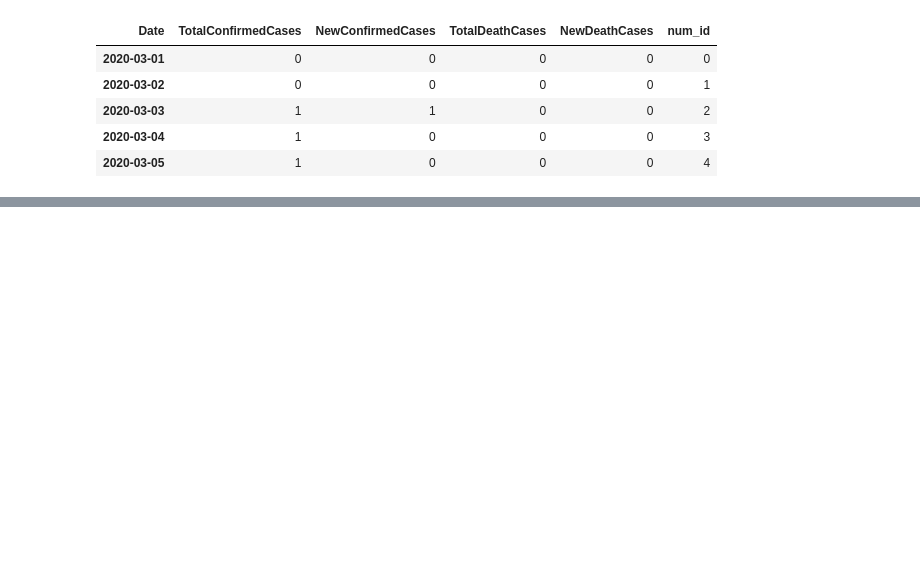
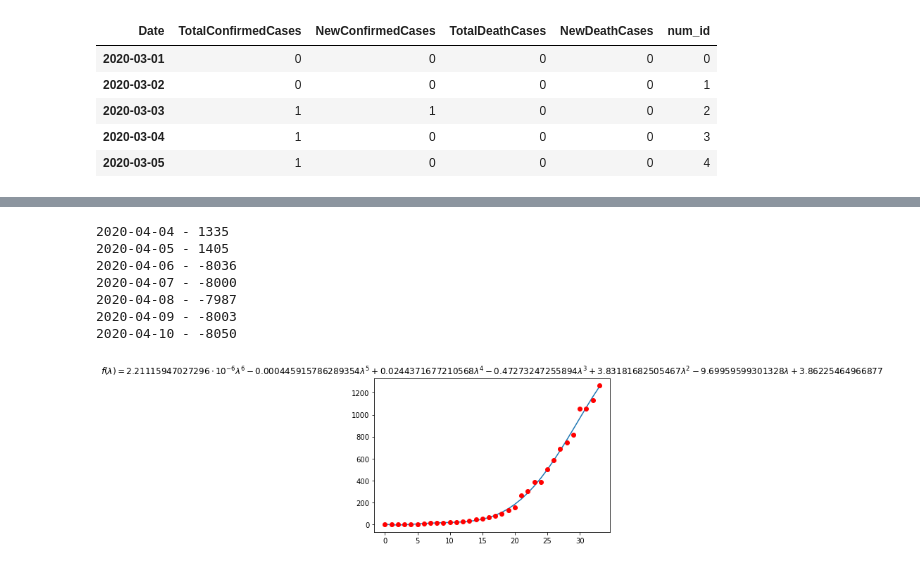
Before and after one commit to lprone/coronavirus, a Jupyter notebook: coronavirus-argentina.ipynb, the cells around one changed output, grey strips where cells are left out. Cells and saved outputs as stored; diff of their text form; code cells hidden in the pictures; blank space fills up the shorter version.

```diff
--- a/coronavirus-argentina.ipynb
+++ b/coronavirus-argentina.ipynb
@@ -228,0 +250,11 @@ predictData(fourth_pow_model, data_argentina.num_id, data_argentina.TotalConfirm
+# %%
+predictData(sixh_pow_model, data_argentina.num_id, data_argentina.TotalConfirmedCases)
+# %% [output]
+2020-04-04 - 1335
+2020-04-05 - 1405
+2020-04-06 - -8036
+2020-04-07 - -8000
+2020-04-08 - -7987
+2020-04-09 - -8003
+2020-04-10 - -8050
+[figure, added]
```
Also changed, not shown: parts of 15 cells of this notebook, 4 other files.
